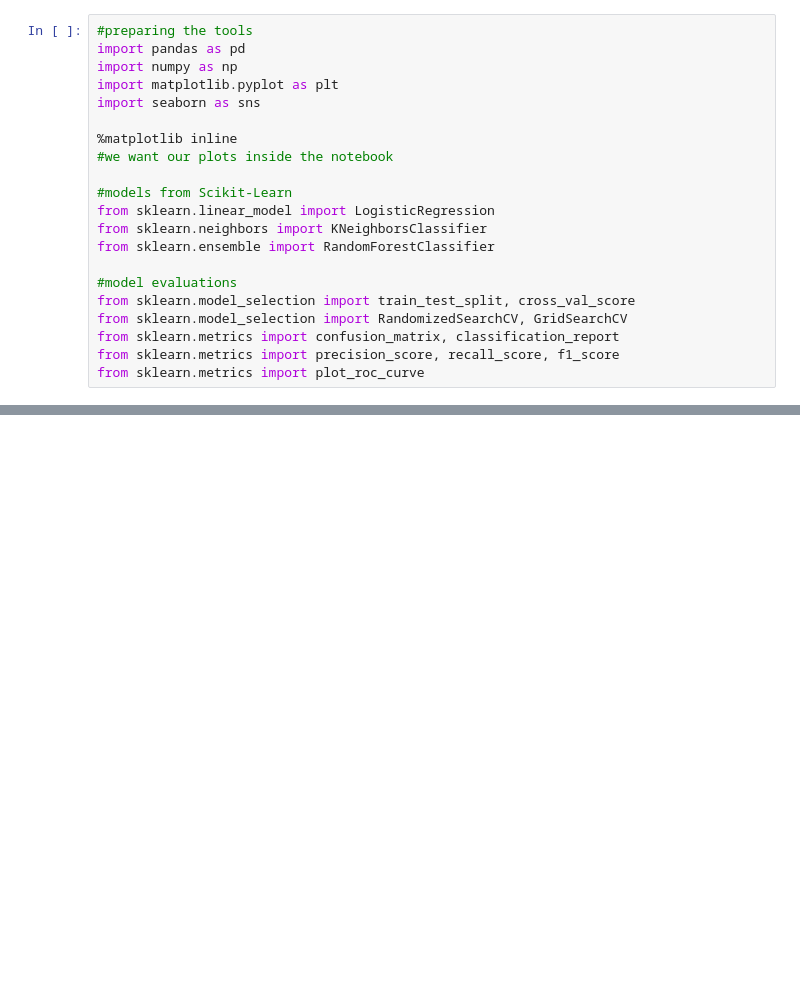
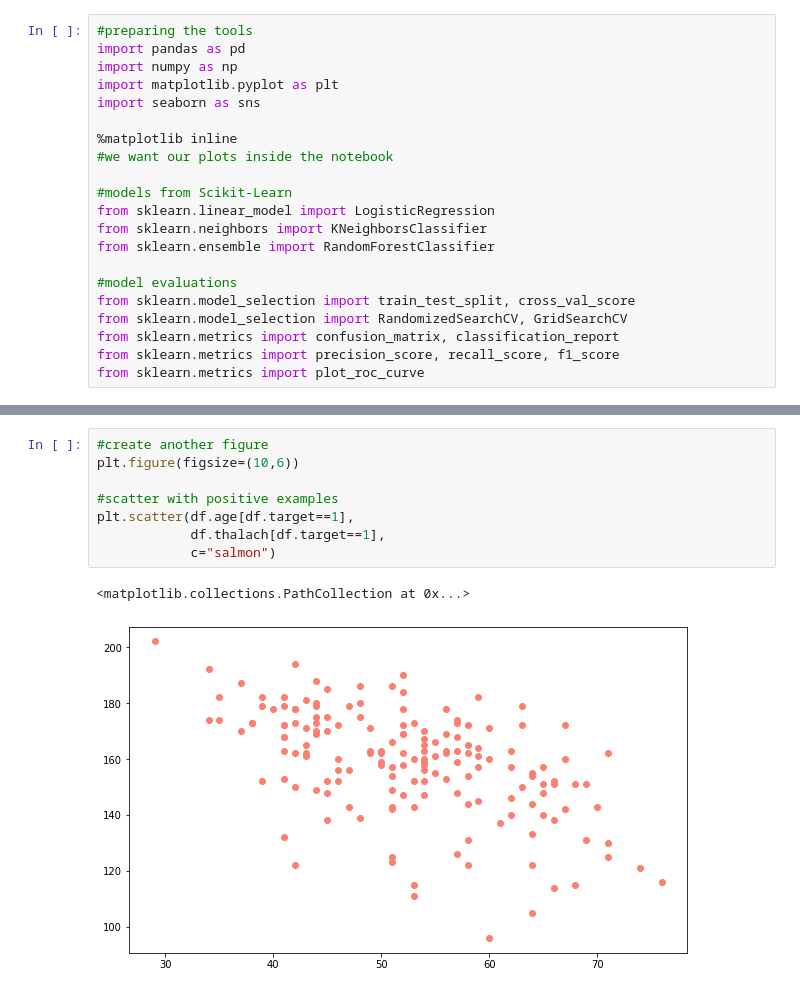
Before and after one commit to hemanth12reddy/Heart-Disease-Predictor, a Jupyter notebook: Heart_Disease_Predictor.ipynb, the cells around one changed output, grey strips where cells are left out. Cells and saved outputs as stored; diff of their text form; blank space fills up the shorter version.

```diff
--- a/Heart_Disease_Predictor.ipynb
+++ b/Heart_Disease_Predictor.ipynb
@@ -23,0 +179,11 @@ from sklearn.metrics import plot_roc_curve
+# %%
+#create another figure
+plt.figure(figsize=(10,6))
+
+#scatter with positive examples
+plt.scatter(df.age[df.target==1],
+            df.thalach[df.target==1],
+            c="salmon")
+# %% [output]
+<matplotlib.collections.PathCollection at 0x...>
+[figure, added]
```
Also changed, not shown: parts of 15 cells of this notebook.
